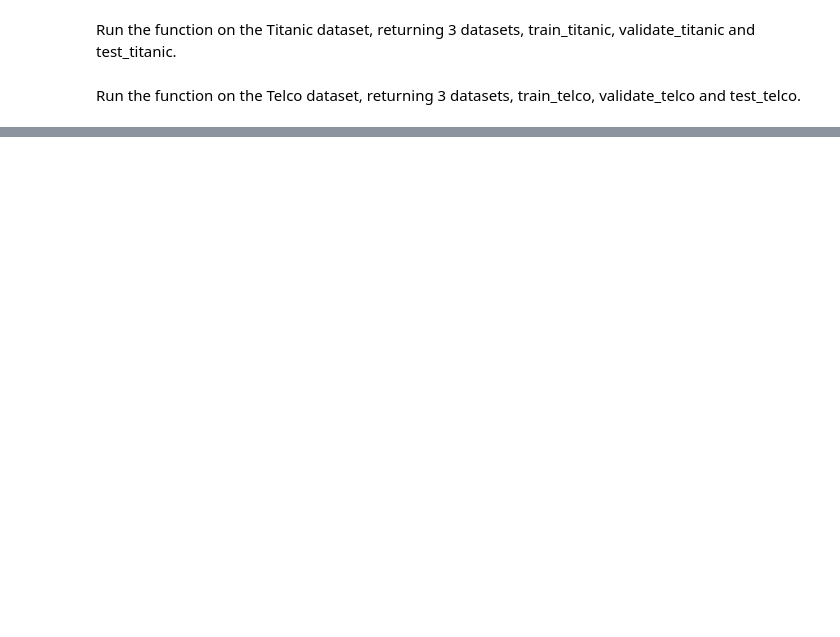
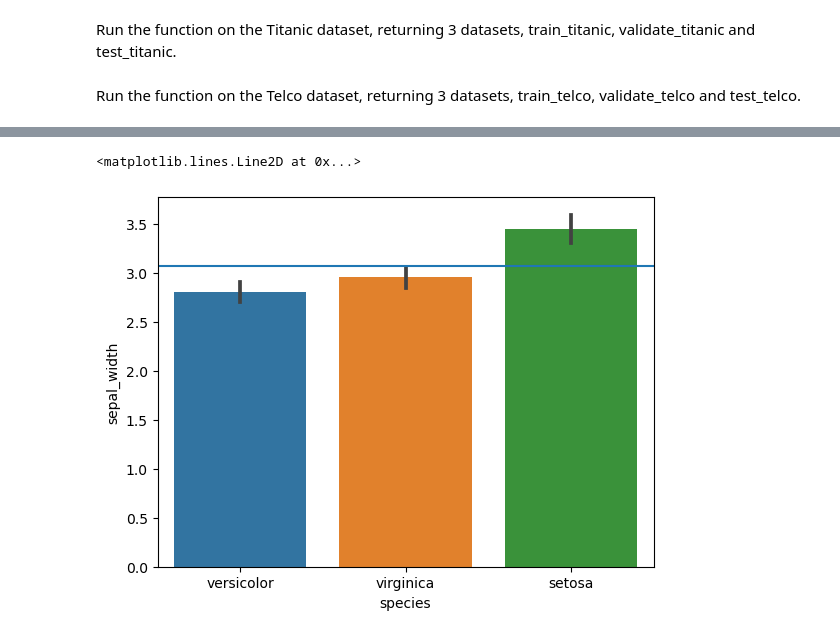
Before and after one commit to Alfred-W-S-Pirovits-Jr/classification-exercises, a Jupyter notebook: classification_exercises.ipynb, the cells around one changed output, grey strips where cells are left out. Saved outputs shown, nothing was run; the diff lists cells and outputs as text; code cells hidden in the pictures; blank space fills up the shorter version.

```diff
--- a/classification_exercises.ipynb
+++ b/classification_exercises.ipynb
@@ -841,0 +1016,6 @@ Run the function on the Telco dataset, returning 3 datasets, train_telco, valida
+# %%
+sns.barplot(x='species', y='sepal_width', data=iris_train)
+plt.axhline(y=iris_train.sepal_width.mean())
+# %% [output]
+<matplotlib.lines.Line2D at 0x...>
+[figure, added]
```
Also changed, not shown: parts of 86 cells of this notebook.
